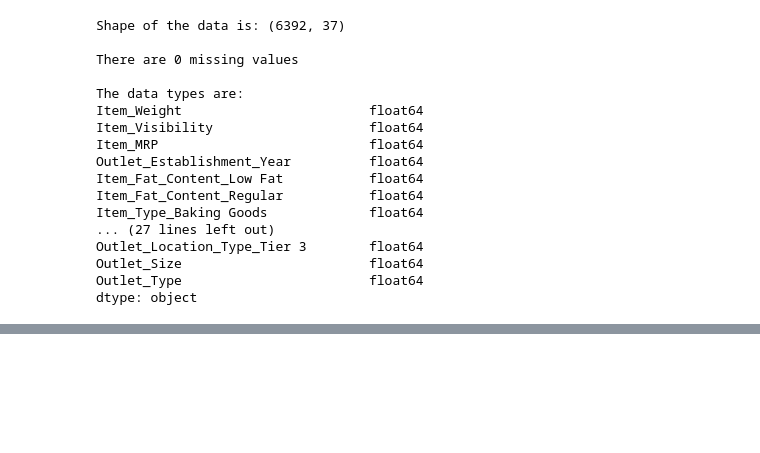
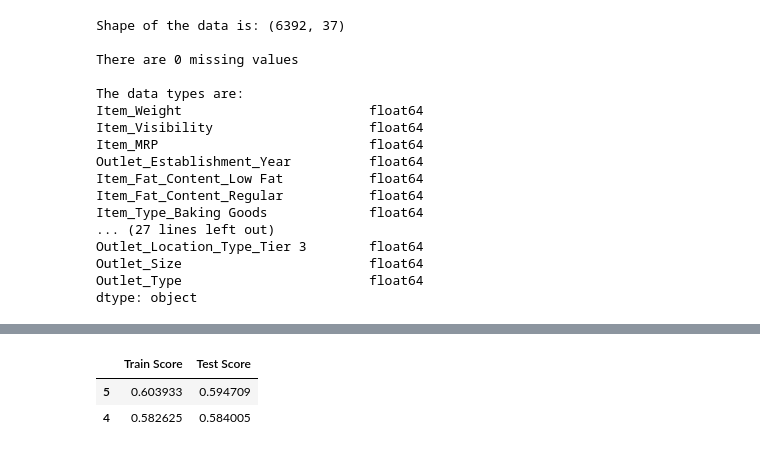
Before and after one commit to juDEcorous/Realization-of-Bargain-Depot-Sales, a Jupyter notebook: Project_Sales_Prediction.ipynb, the cells around one changed output, grey strips where cells are left out. Saved outputs shown, nothing was run; the diff lists cells and outputs as text; code cells hidden in the pictures; blank space fills up the shorter version.

```diff
--- a/Project_Sales_Prediction.ipynb
+++ b/Project_Sales_Prediction.ipynb
@@ -895,0 +1046,7 @@ dtype: object
+# %%
+sort_scores = scores.sort_values(by = 'Test Score', ascending = False)
+sort_scores.head(2)
+# %% [output]
+|  | Train Score | Test Score |
+| 5 | 0.603933 | 0.594709 |
+| 4 | 0.582625 | 0.584005 |
```
Also changed, not shown: parts of 25 cells of this notebook.
